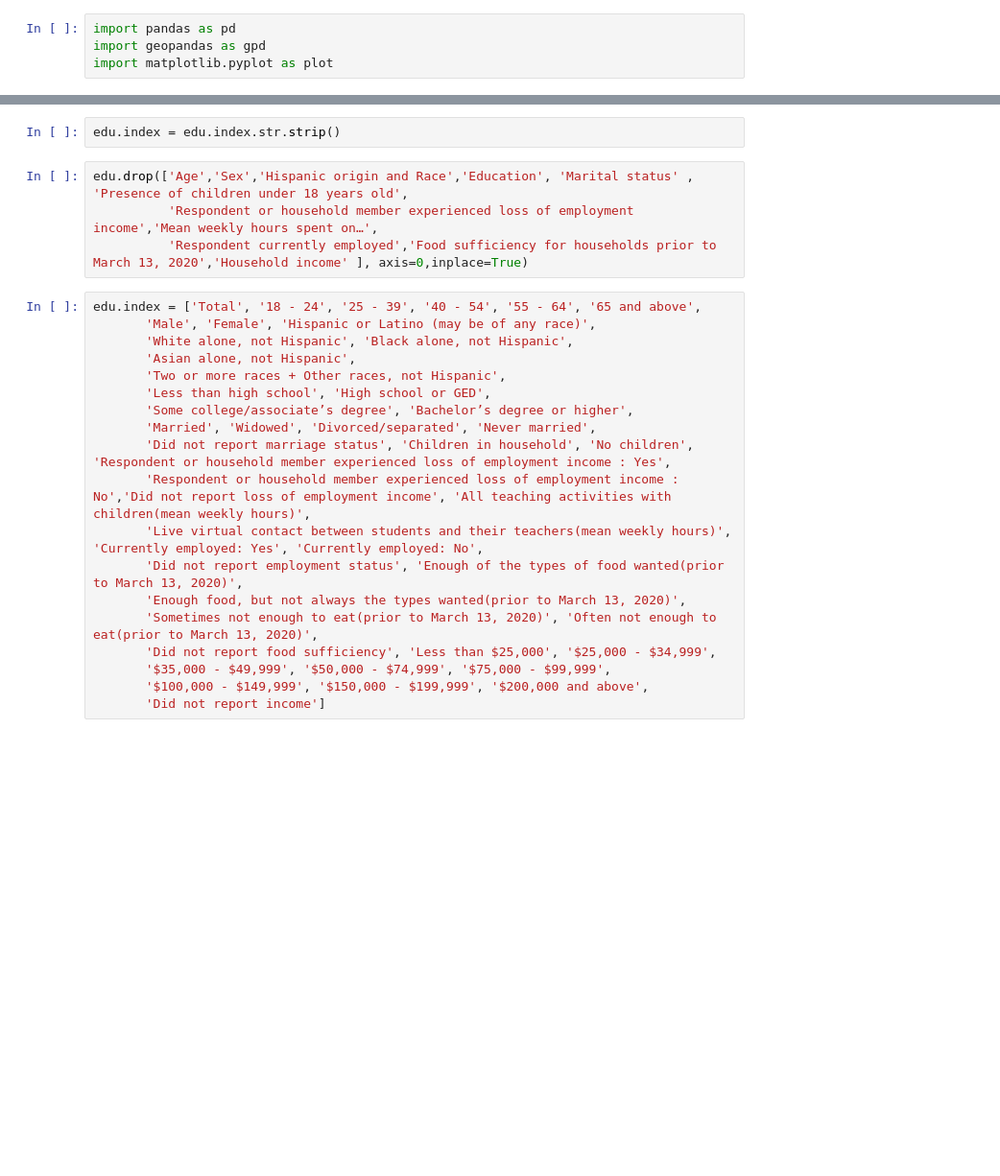
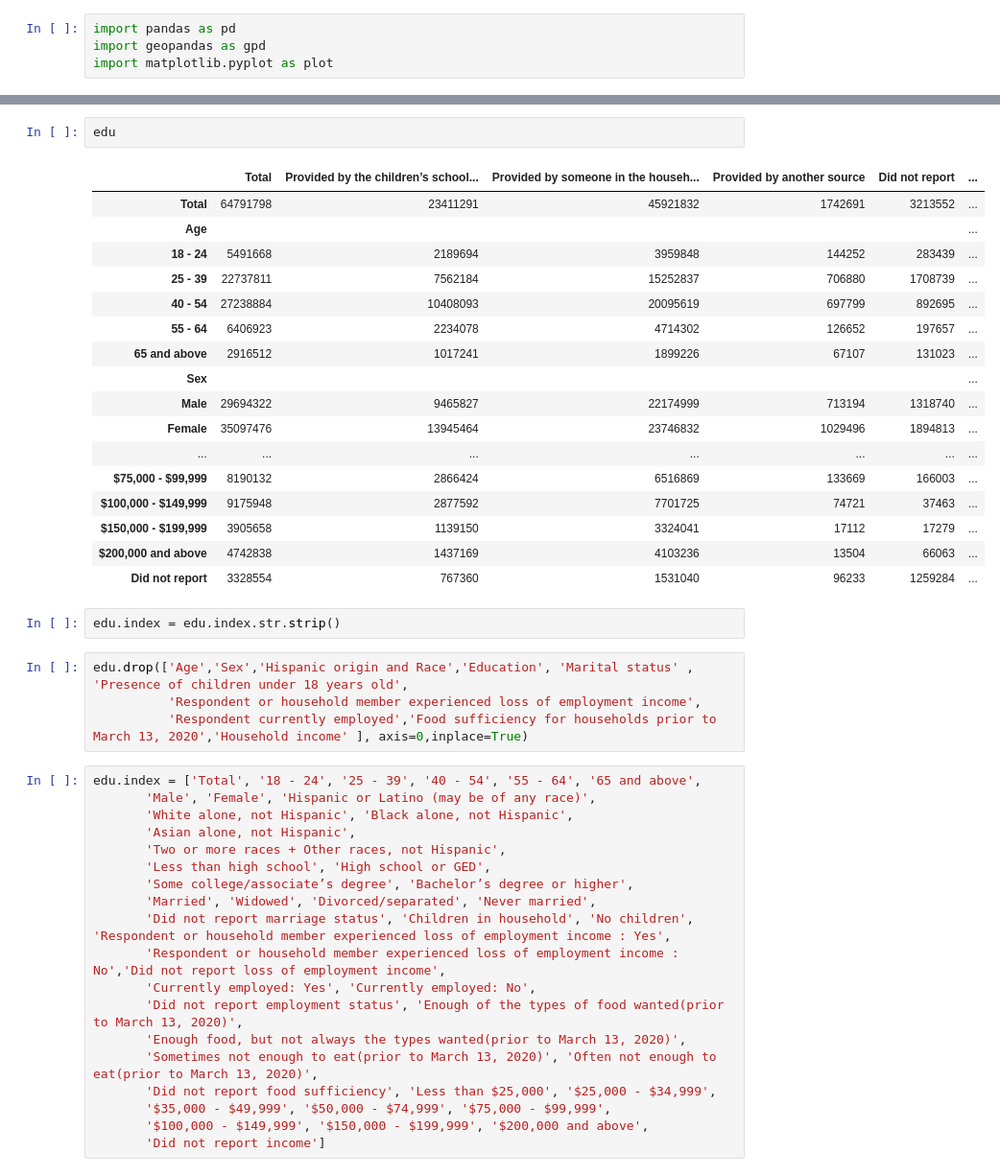
Before and after one commit to AnGWar26/icsd-pulse, a Jupyter notebook: notebooks/clean_data_edu.ipynb, the cells around one changed output, grey strips where cells are left out. Shown at 96% size. Drawn from its saved outputs; the diff is of its cells as text; blank space fills up the shorter version.

```diff
--- a/notebooks/clean_data_edu.ipynb
+++ b/notebooks/clean_data_edu.ipynb
@@ -15,8 +32,28 @@ edu.rename(columns={'Unnamed: 1_level_1':'Total', 'Unnamed: 4_level_1' : 'Where
+# %%
+edu
+# %% [output]
+|  | Total | Provided by the children’s school... | Provided by someone in the househ... | Provided by another source | Did not report | ... |
+| Total | 64791798 | 23411291 | 45921832 | 1742691 | 3213552 | ... |
+| Age |  |  |  |  |  | ... |
+| 18 - 24 | 5491668 | 2189694 | 3959848 | 144252 | 283439 | ... |
+| 25 - 39 | 22737811 | 7562184 | 15252837 | 706880 | 1708739 | ... |
+| 40 - 54 | 27238884 | 10408093 | 20095619 | 697799 | 892695 | ... |
+| 55 - 64 | 6406923 | 2234078 | 4714302 | 126652 | 197657 | ... |
+| 65 and above | 2916512 | 1017241 | 1899226 | 67107 | 131023 | ... |
+| Sex |  |  |  |  |  | ... |
+| Male | 29694322 | 9465827 | 22174999 | 713194 | 1318740 | ... |
+| Female | 35097476 | 13945464 | 23746832 | 1029496 | 1894813 | ... |
+| ... | ... | ... | ... | ... | ... | ... |
+| $75,000 - $99,999 | 8190132 | 2866424 | 6516869 | 133669 | 166003 | ... |
+| $100,000 - $149,999 | 9175948 | 2877592 | 7701725 | 74721 | 37463 | ... |
+| $150,000 - $199,999 | 3905658 | 1139150 | 3324041 | 17112 | 17279 | ... |
+| $200,000 and above | 4742838 | 1437169 | 4103236 | 13504 | 66063 | ... |
+| Did not report | 3328554 | 767360 | 1531040 | 96233 | 1259284 | ... |
 # %%
 edu.index = edu.index.str.strip()
 # %%
 edu.drop(['Age','Sex','Hispanic origin and Race','Education', 'Marital status' , 'Presence of children under 18 years old',
-          'Respondent or household member experienced loss of employment income','Mean weekly hours spent on…',
+          'Respondent or household member experienced loss of employment income',
           'Respondent currently employed','Food sufficiency for households prior to March 13, 2020','Household income' ], axis=0,inplace=True)
 # %%
 edu.index = ['Total', '18 - 24', '25 - 39', '40 - 54', '55 - 64', '65 and above',
@@ -28,8 +65,8 @@ edu.index = ['Total', '18 - 24', '25 - 39', '40 - 54', '55 - 64', '65 and above'
        'Some college/associate’s degree', 'Bachelor’s degree or higher',
        'Married', 'Widowed', 'Divorced/separated', 'Never married',
        'Did not report marriage status', 'Children in household', 'No children', 'Respondent or household member experienced loss of employment income : Yes',
-       'Respondent or household member experienced loss of employment income : No','Did not report loss of employment income', 'All teaching activities with children(mean weekly hours)',
-       'Live virtual contact between students and their teachers(mean weekly hours)', 'Currently employed: Yes', 'Currently employed: No',
+       'Respondent or household member experienced loss of employment income : No','Did not report loss of employment income',
+       'Currently employed: Yes', 'Currently employed: No',
        'Did not report employment status', 'Enough of the types of food wanted(prior to March 13, 2020)',
        'Enough food, but not always the types wanted(prior to March 13, 2020)',
        'Sometimes not enough to eat(prior to March 13, 2020)', 'Often not enough to eat(prior to March 13, 2020)',
```
Also changed, not shown: parts of 6 cells of this notebook, 2 other files.
